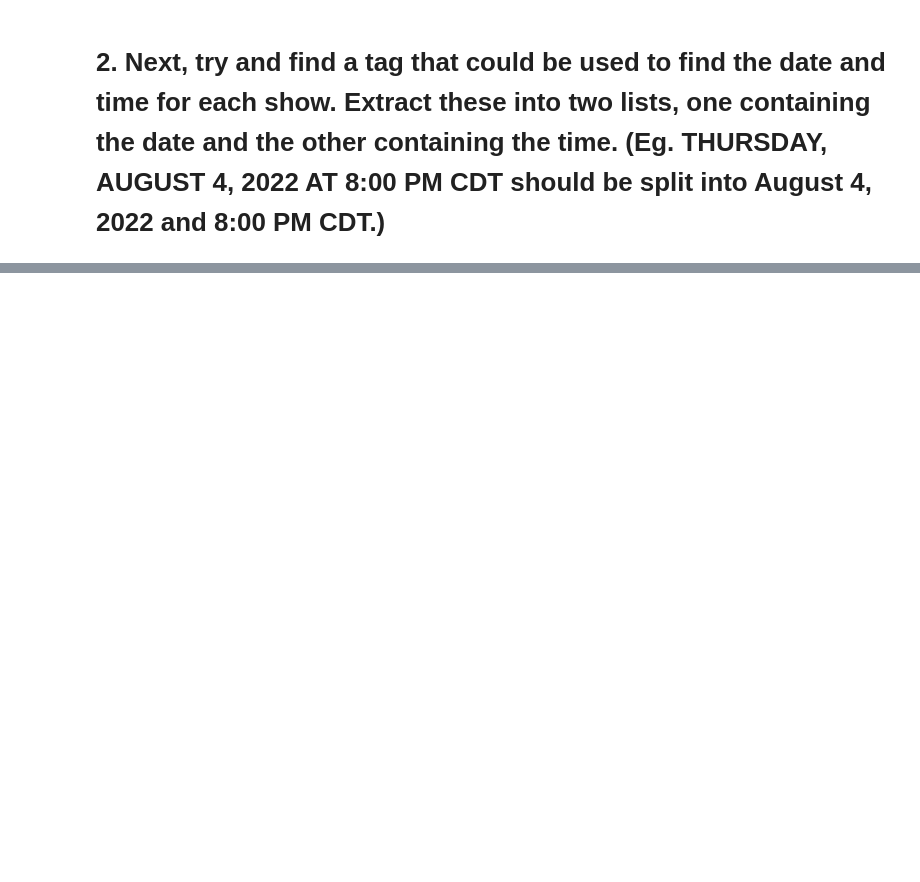
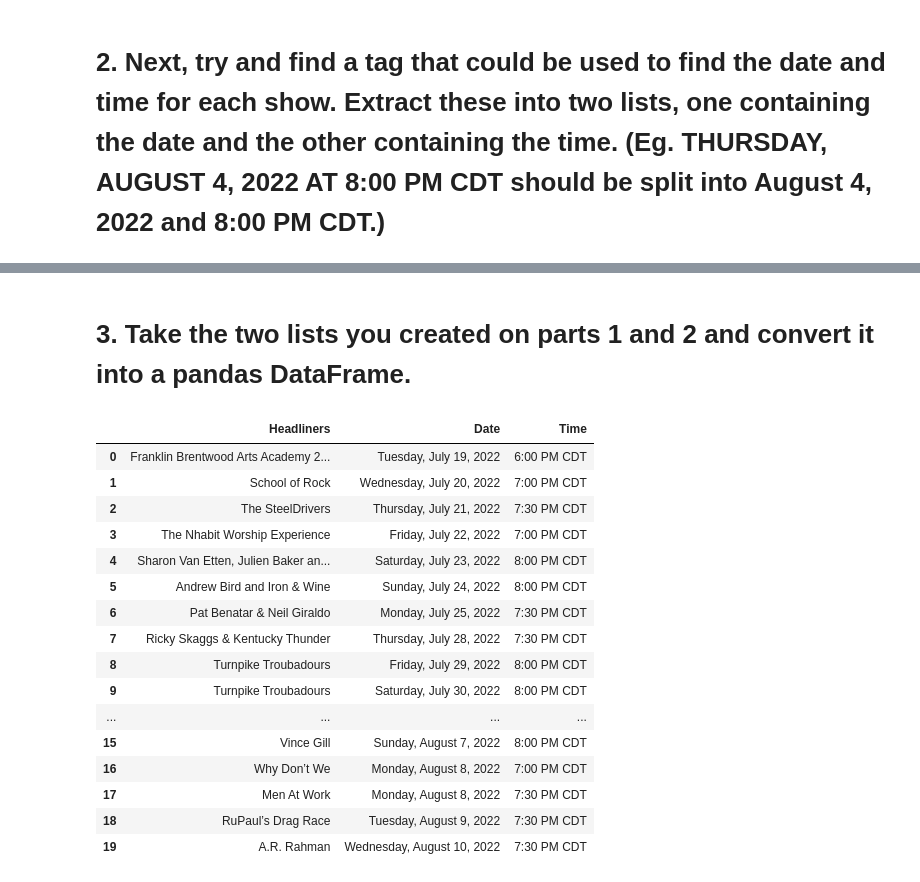
Before and after one commit to NSS-Full-Time-Data-Analytics-7/web_scraping_ryman-LaurenDellaRusso, a Jupyter notebook: notebooks/ryman_calendar_webscraping.ipynb, the cells around one changed output, grey strips where cells are left out. Cells and saved outputs as stored; diff of their text form; code cells hidden in the pictures; blank space fills up the shorter version.

```diff
--- a/notebooks/ryman_calendar_webscraping.ipynb
+++ b/notebooks/ryman_calendar_webscraping.ipynb
@@ -128,6 +133,6 @@ first_title['title']
 # %% [markdown]
 first_title.get('title', default = 'No Title')
 # %%
-headliners = [x.get('title') for x in titles]
+headliners = pd.DataFrame([x.get('title') for x in titles]).rename(columns={0: 'Headliners'})
 headliners
 # %% [output]
@@ -155,0 +166,4 @@ headliners
+# %%
+dts = soup.findAll('time')
+print(type(dts))
+dts
@@ -155,0 +212,3 @@ headliners
+# %%
+datetime = [x.text.partition(' at ') for x in dts]
+datetime
@@ -155,0 +236,3 @@ headliners
+# %%
+dt = pd.DataFrame([d[2]for d in datetime],[d[0] for d in datetime]).reset_index().rename(columns={'index':'Date', 0: 'Time'})
+dt
@@ -155,0 +257,23 @@ headliners
+# %% [markdown]
+# 3.  Take the two lists you created on parts 1 and 2 and convert it into a pandas DataFrame.
+# %%
+result = pd.concat([headliners, dt], axis=1)
+result
+# %% [output]
+|  | Headliners | Date | Time |
+| 0 | Franklin Brentwood Arts Academy 2... | Tuesday, July 19, 2022 | 6:00 PM CDT |
+| 1 | School of Rock | Wednesday, July 20, 2022 | 7:00 PM CDT |
+| 2 | The SteelDrivers | Thursday, July 21, 2022 | 7:30 PM CDT |
+| 3 | The Nhabit Worship Experience | Friday, July 22, 2022 | 7:00 PM CDT |
+| 4 | Sharon Van Etten, Julien Baker an... | Saturday, July 23, 2022 | 8:00 PM CDT |
+| 5 | Andrew Bird and Iron & Wine | Sunday, July 24, 2022 | 8:00 PM CDT |
+| 6 | Pat Benatar & Neil Giraldo | Monday, July 25, 2022 | 7:30 PM CDT |
+| 7 | Ricky Skaggs & Kentucky Thunder | Thursday, July 28, 2022 | 7:30 PM CDT |
+| 8 | Turnpike Troubadours | Friday, July 29, 2022 | 8:00 PM CDT |
+| 9 | Turnpike Troubadours | Saturday, July 30, 2022 | 8:00 PM CDT |
+| ... | ... | ... | ... |
+| 15 | Vince Gill | Sunday, August 7, 2022 | 8:00 PM CDT |
+| 16 | Why Don’t We | Monday, August 8, 2022 | 7:00 PM CDT |
+| 17 | Men At Work | Monday, August 8, 2022 | 7:30 PM CDT |
+| 18 | RuPaul’s Drag Race | Tuesday, August 9, 2022 | 7:30 PM CDT |
+| 19 | A.R. Rahman | Wednesday, August 10, 2022 | 7:30 PM CDT |
```
Also changed, not shown: parts of 35 cells of this notebook.
